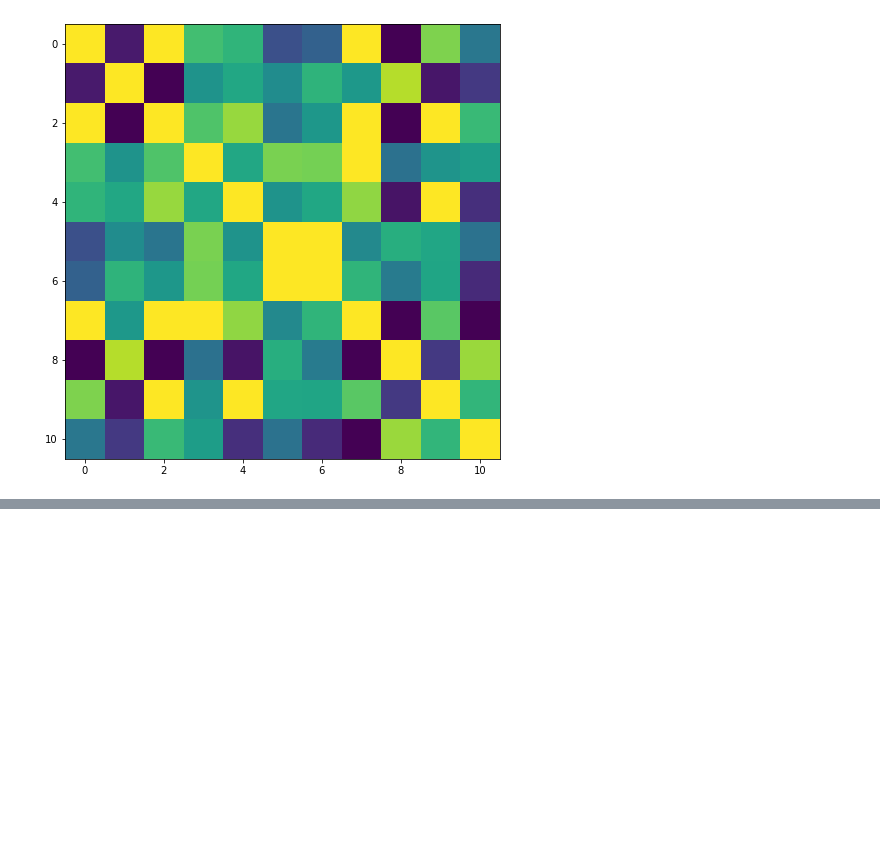
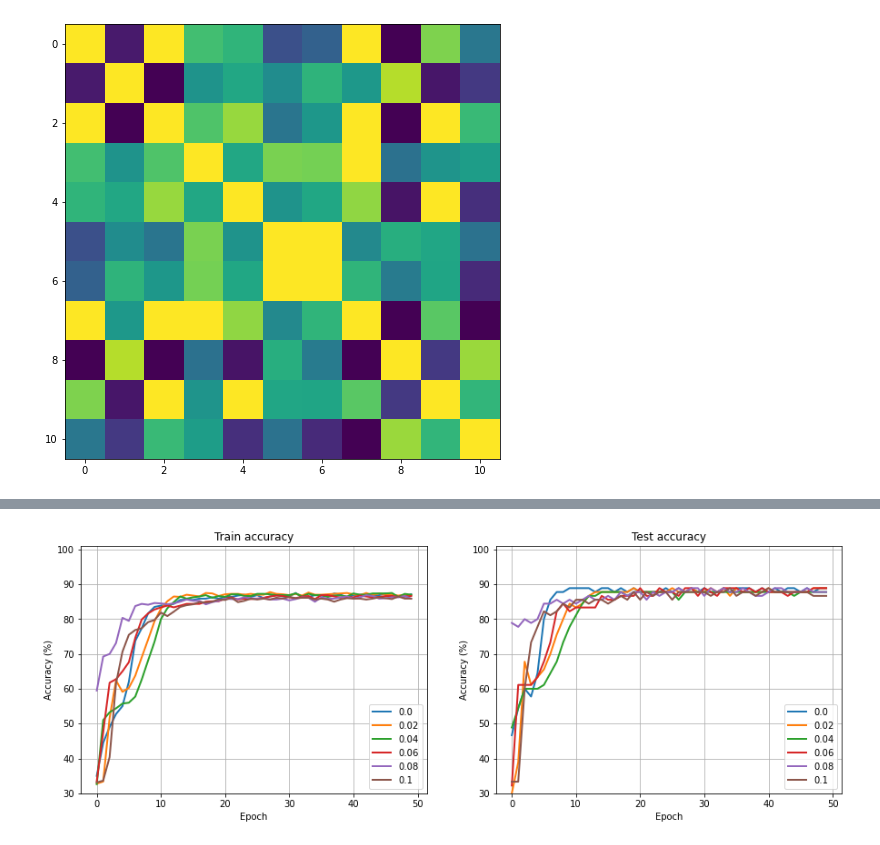
Before and after one commit to yashasvirp/Udemy_DL, a Jupyter notebook: src/Code Challenges - 2.ipynb, the cells around one changed output, grey strips where cells are left out. Saved outputs shown, nothing was run; the diff lists cells and outputs as text; code cells hidden in the pictures; blank space fills up the shorter version.

```diff
--- a/src/Code Challenges - 2.ipynb
+++ b/src/Code Challenges - 2.ipynb
@@ -637,0 +924,44 @@ AttributeError: 'Tensor' object has no attribute 'keys'
+# %%
+# range of L2 regularization amounts
+l2lambdas = np.linspace(0,.1,6)
+
+# number of epochs
+numepochs = 50
+
+# initialize output results matrices
+TrainRes = np.zeros((numepochs,len(l2lambdas)))
+TestRes  = np.zeros((numepochs,len(l2lambdas)))
+
+
+# loop over batch sizes
+for li in range(len(l2lambdas)):
+
+  # create and train a model
+    net, trainAcc, testAcc, losses = trainModel(l2lambdas[li])
+
+    # store data
+    TrainRes[:,li] = trainAcc
+    TestRes[:,li]  = testAcc
+# %%
+# plot some results
+fig,ax = plt.subplots(1,2,figsize=(15,5))
+
+ax[0].plot(TrainRes,linewidth=2)
+ax[0].set_title('Train accuracy')
+ax[1].plot(TestRes,linewidth=2)
+ax[1].set_title('Test accuracy')
+
+# make the legend easier to read
+leglabels = [np.round(i,2) for i in l2lambdas]
+
+# common features
+for i in range(2):
+    ax[i].legend(leglabels)
+    ax[i].set_xlabel('Epoch')
+    ax[i].set_ylabel('Accuracy (%)')
+    ax[i].set_ylim([30,101])
+    ax[i].grid()
+
+plt.show()
+# %% [output]
+[figure, added]
```
Also changed, not shown: parts of 6 cells of this notebook.
